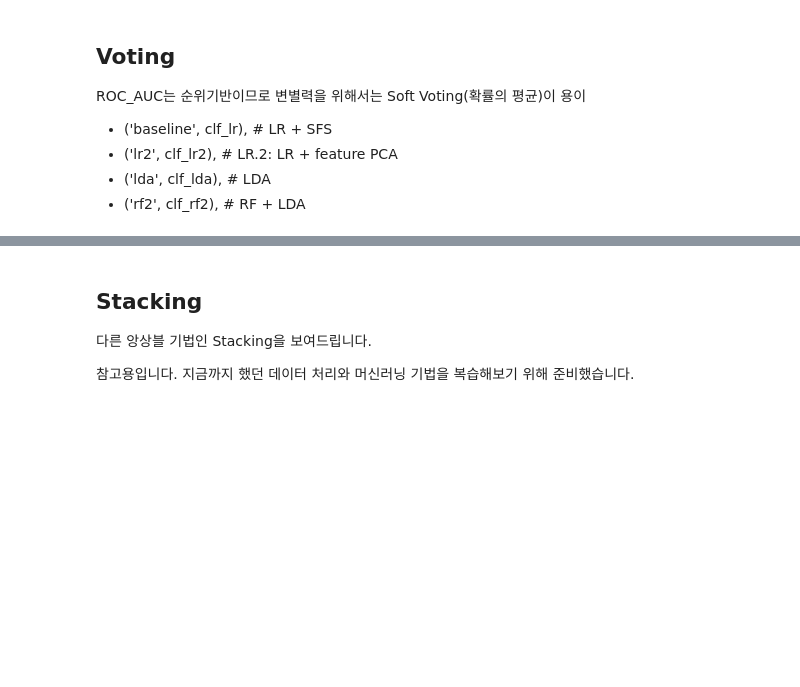
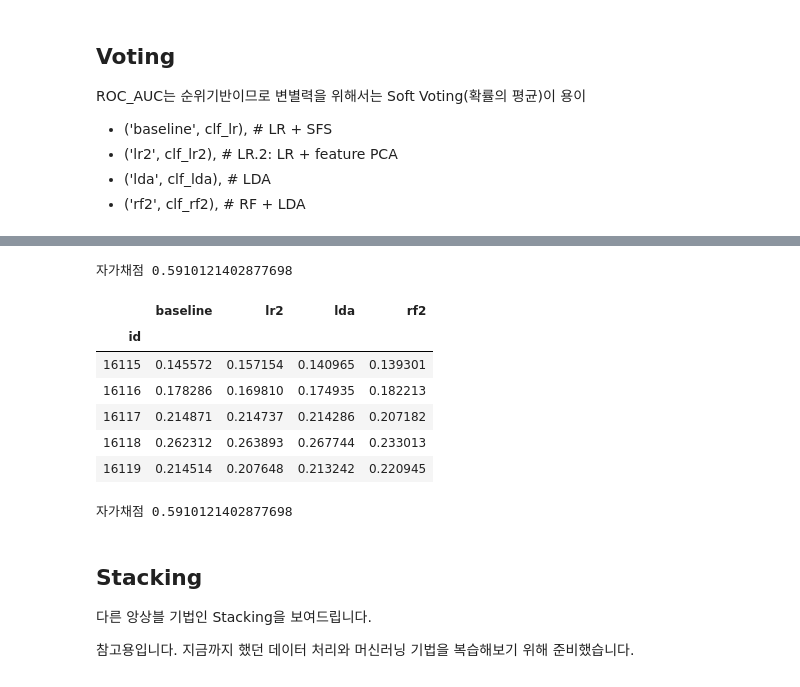
Before and after one commit to sunkusun9/DS_lv3_2609_1, a Jupyter notebook: sec_ds_lv3_prob1_kaggle.ipynb, the cells around one changed output, grey strips where cells are left out. Drawn from its saved outputs; the diff is of its cells as text; code cells hidden in the pictures; blank space fills up the shorter version.

Commit message:
Day2 Kaggle 문제 풀이 노트입니다.

```diff
--- a/sec_ds_lv3_prob1_kaggle.ipynb
+++ b/sec_ds_lv3_prob1_kaggle.ipynb
@@ -323,3 +323,13 @@ print("자가채점", roc_auc_score(s_kaggle_ans, prd))
 # Logistic Regression의 C 또한 SVR 처럼 10의 자승 단위로 바꿔가며 탐색하고
 # 더 정교한 수치를 얻고자 할 때, Step을 좁혀 성능을 봅니다.
 # std: ['loading', 'measurement_1', 'measurement_4', 'measurement_14', 'measurement_17'] + pt: ['na_1'] -> LR
+
+from sklearn.linear_model import LogisticRegression
+ct = ColumnTransformer([
+    ('std', StandardScaler(), ['loading', 'measurement_1', 'measurement_4', 'measurement_14', 'measurement_17']),
+    ('pt', 'passthrough', ['na_1'])
+])
+clf_lr = make_pipeline(
+    ct, LogisticRegression(solver = 'lbfgs', C = 0.03)
+)
+eval_model('baseline', clf_lr)
@@ -326,15 +340,0 @@ print("자가채점", roc_auc_score(s_kaggle_ans, prd))
-# %%
-# Baseline 튜닝: C
-# Logistic Regression의 C 또한 SVR 처럼 10의 자승 단위로 바꿔가며 탐색하고
-# 더 정교한 수치를 얻고자 할 때, Step을 좁혀 성능을 봅니다.
-# std: ['loading', 'measurement_1', 'measurement_4', 'measurement_14', 'measurement_17'] + pt: ['na_1'] -> LR
-
-from sklearn.linear_model import LogisticRegression
-ct = ColumnTransformer([
-    ('std', StandardScaler(), ['loading', 'measurement_1', 'measurement_4', 'measurement_14', 'measurement_17']),
-    ('pt', 'passthrough', ['na_1'])
-])
-clf_lr = make_pipeline(
-    ct, LogisticRegression(solver = 'lbfgs', C = 1)
-)
-eval_model('baseline', clf_lr)
@@ -347,7 +352,8 @@ from sklearn.linear_model import LogisticRegression
 from sklearn.decomposition import PCA
 
 ct = ColumnTransformer([
-    ('std_pca', #TODO-with, ['measurement_{}'.format(i) for i in range(18)]),
+    ('std_pca', make_pipeline(StandardScaler(),PCA(n_components=7)),
+                 ['measurement_{}'.format(i) for i in range(18)]),
     ('std', StandardScaler(), ['loading']),
     ('pt', 'passthrough', ['na_1', 'na_2'])
 ])
@@ -421,7 +469,7 @@ from sklearn.ensemble import RandomForestClassifier
 from sklearn.discriminant_analysis import LinearDiscriminantAnalysis
 
 ct = ColumnTransformer([
-    ('std_lda', #TODO-with, ['measurement_{}'.format(i) for i in range(18)]),
+    ('std_lda', make_pipeline(StandardScaler(), LinearDiscriminantAnalysis()), ['measurement_{}'.format(i) for i in range(18)]),
     ('pt', 'passthrough', ['loading', 'na_1', 'na_2']),
 ])
 clf_rf2 = make_pipeline(
@@ -459,3 +547,36 @@ ROC_AUC는 순위기반이므로 변별력을 위해서는 Soft Voting(확률의
+# %%
+prd = select_model(clf_vt)
+print("자가채점", roc_auc_score(s_kaggle_ans, prd))
+# %% [output]
+자가채점 0.5910121402877698
+# %%
+# Voting을 직접해봅니다.
+models = [
+    ('baseline', clf_lr), # LR + SFS
+    ('lr2', clf_lr2), # LR.2: LR + feature PCA
+    ('lda', clf_lda), # LDA
+    ('rf2', clf_rf2), # RF + LDA
+]
+df_vt = pd.concat([
+    pd.Series(
+        clf.fit(df_train[X_all], df_train['failure']).predict_proba(df_test[X_all])[:, 1],
+        name = name, index = df_test.index
+    ) for name, clf in models
+], axis=1)
+df_vt.head()
+# %% [output]
+|  | baseline | lr2 | lda | rf2 |
+| id |  |  |  |  |
+| 16115 | 0.145572 | 0.157154 | 0.140965 | 0.139301 |
+| 16116 | 0.178286 | 0.169810 | 0.174935 | 0.182213 |
+| 16117 | 0.214871 | 0.214737 | 0.214286 | 0.207182 |
+| 16118 | 0.262312 | 0.263893 | 0.267744 | 0.233013 |
+| 16119 | 0.214514 | 0.207648 | 0.213242 | 0.220945 |
+# %%
+prd = df_vt.mean(axis=1)
+print("자가채점", roc_auc_score(s_kaggle_ans, prd))
+# %% [output]
+자가채점 0.5910121402877698
 # %% [markdown]
 ## Stacking
 
```
Also changed, not shown: parts of 16 cells of this notebook.
